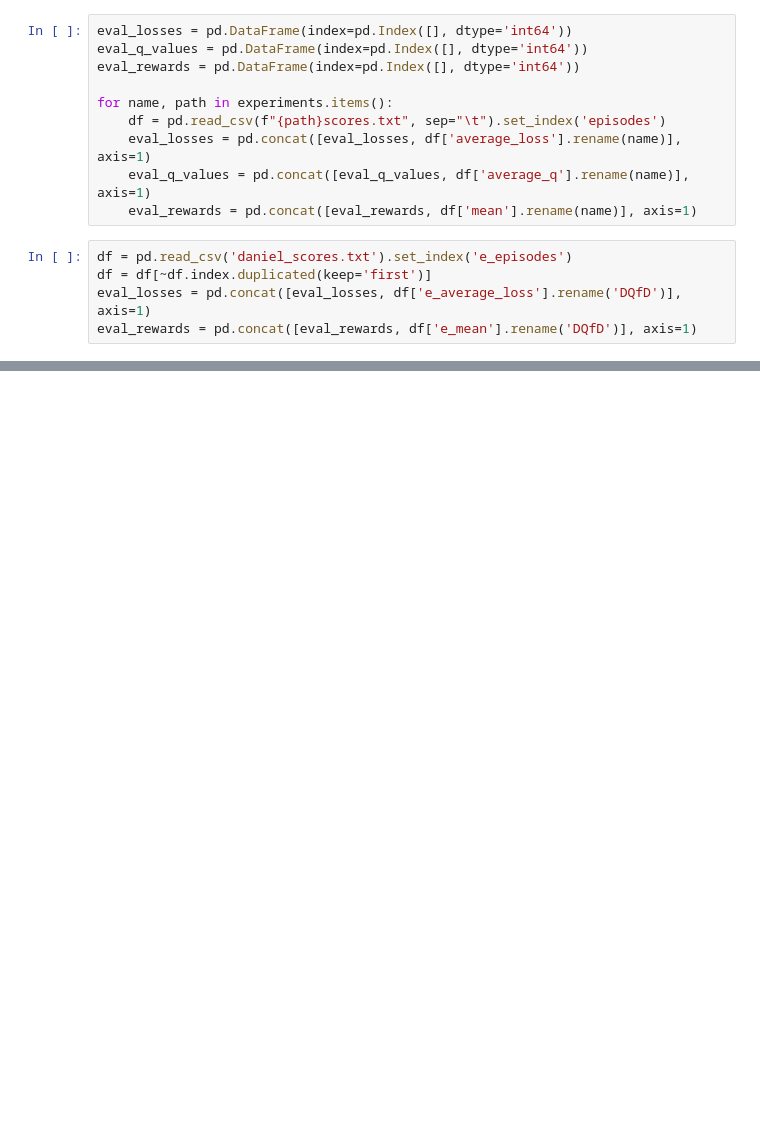
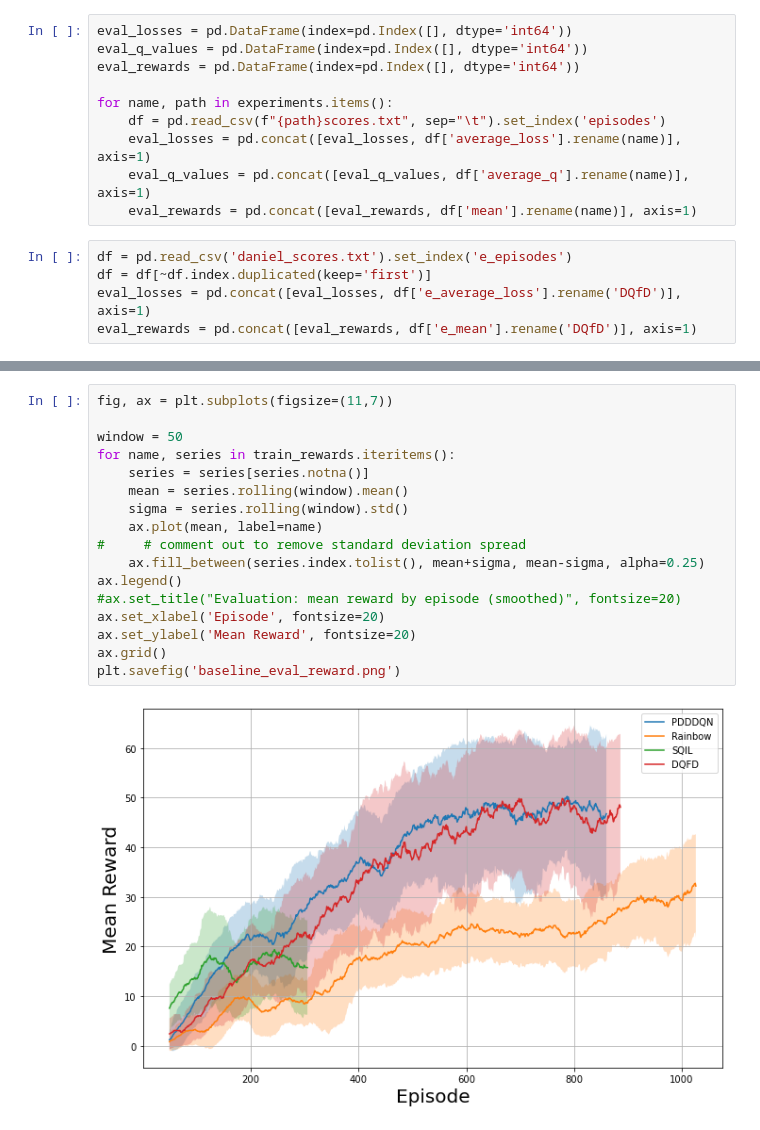
Before and after one commit to NiftyNico/DiamondsInTheRough, a Jupyter notebook: log_parser/baseline_comparison.ipynb, the cells around one changed output, grey strips where cells are left out. Drawn from its saved outputs; the diff is of its cells as text; blank space fills up the shorter version.

```diff
--- a/log_parser/baseline_comparison.ipynb
+++ b/log_parser/baseline_comparison.ipynb
@@ -163,0 +164,19 @@ plt.savefig('baseline_eval_reward.png')
+# %%
+fig, ax = plt.subplots(figsize=(11,7))
+
+window = 50
+for name, series in train_rewards.iteritems():
+    series = series[series.notna()]
+    mean = series.rolling(window).mean()
+    sigma = series.rolling(window).std()
+    ax.plot(mean, label=name)
+#     # comment out to remove standard deviation spread
+    ax.fill_between(series.index.tolist(), mean+sigma, mean-sigma, alpha=0.25)
+ax.legend()
+#ax.set_title("Evaluation: mean reward by episode (smoothed)", fontsize=20)
+ax.set_xlabel('Episode', fontsize=20)
+ax.set_ylabel('Mean Reward', fontsize=20)
+ax.grid()
+plt.savefig('baseline_eval_reward.png')
+# %% [output]
+[figure, added]
```
Also changed, not shown: parts of 5 cells of this notebook, 30 other files.
